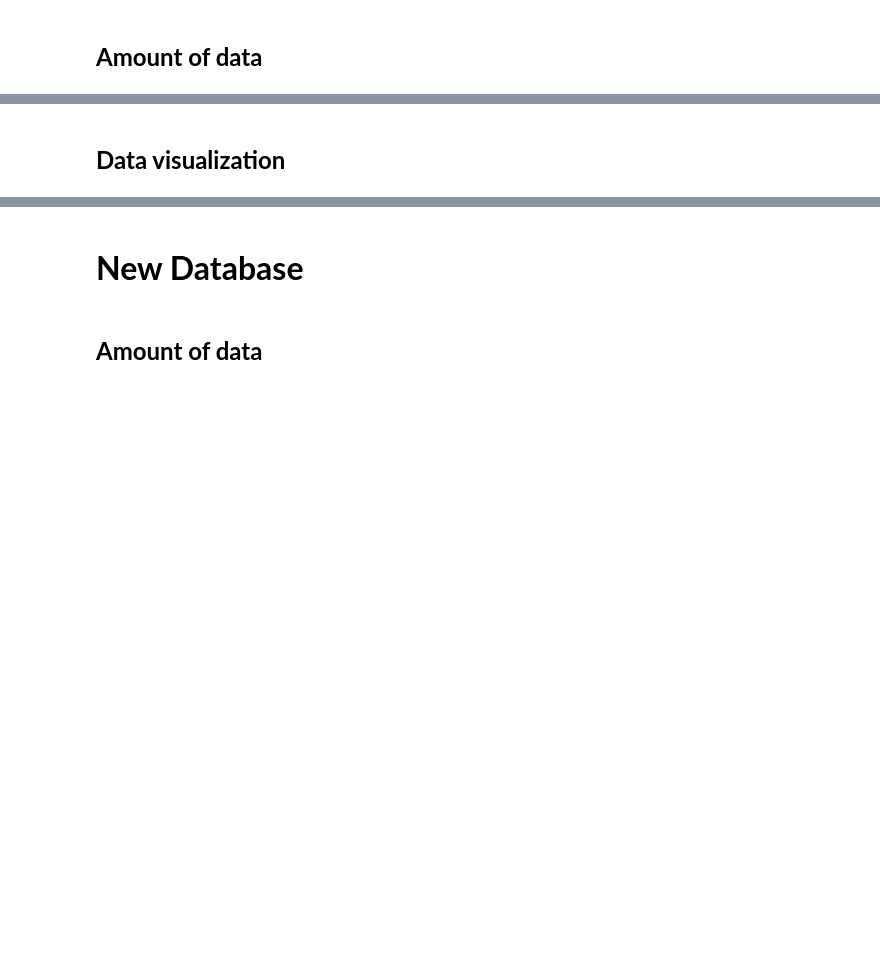
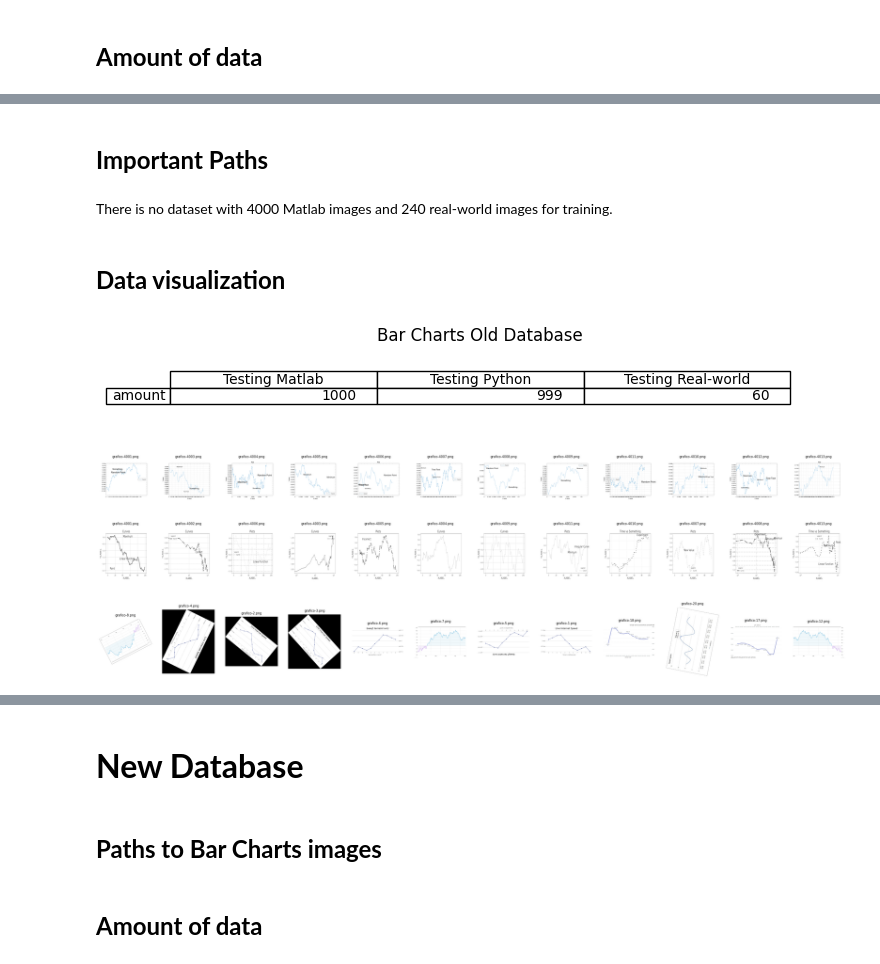
Before and after one commit to nucontreras/artificial-intelligence-scripts, a Jupyter notebook: FSCN/data_analysis.ipynb, the cells around one changed output, grey strips where cells are left out. Drawn from its saved outputs; the diff is of its cells as text; code cells hidden in the pictures; blank space fills up the shorter version.

```diff
--- a/FSCN/data_analysis.ipynb
+++ b/FSCN/data_analysis.ipynb
@@ -261,8 +245,51 @@ The path Codigos y BD anteriores/Lineas/test_procesado/real_new/out
+# %% [markdown]
+## <b><FONT size="5" color='MidnightBlue '>Important Paths </FONT>
+# %%
+# 1000 Matlab testing
+path_line_matlab_test_graficosfull_old_db = 'Codigos y BD anteriores/Lineas/test_procesado/matlab/test/graficos-full'
+
+# 999 Python images testing
+path_line_python_test_graficosfull_old_db = 'Codigos y BD anteriores/Lineas/test_procesado/python/test/graficos-full'
+
+# 544 Real-world images testing
+path_line_realnew_test_graficosfull_old_db = 'Codigos y BD anteriores/Lineas/test_procesado/real_new/test/graficos-full'
+# %% [markdown]
+There is no dataset with 4000 Matlab images and 240 real-world images for training.
 # %% [markdown]
 ## <b><FONT size="5" color='MidnightBlue '>Data visualization </FONT>
+# %%
+my_frame = pd.DataFrame(data={'Testing Matlab':[amount_images(path_line_matlab_test_graficosfull_old_db)],
+                              'Testing Python':[amount_images(path_line_python_test_graficosfull_old_db)],
+                              'Testing Real-world':[amount_images(path_line_realnew_test_graficosfull_old_db)]},
+                        index=['amount'])
+title = "Bar Charts Old Database"
+#my_frame Display pandas table
+plot_table(my_frame, title= title)
+# %% [output]
+[figure, added]
+# %%
+# 1000 Matlab testing
+
+show_images_horizontally(path_line_matlab_test_graficosfull_old_db, 12)
+# %% [output]
+[figure, added]
+# %%
+# 1000 Python images testing
+
+show_images_horizontally(path_line_python_test_graficosfull_old_db, 12)
+# %% [output]
+[figure, added]
+# %%
+# 544 Real-world images testing
+
+show_images_horizontally(path_line_realnew_test_graficosfull_old_db, 12)
+# %% [output]
+[figure, added]
 # %% [markdown]
 <b></b>
 # %% [markdown]
 # <b><FONT size="6" color='MidnightBlue '>New Database </FONT>
+# %% [markdown]
+## <b><FONT size="5" color='MidnightBlue '>Paths to Bar Charts images</FONT>
 # %% [markdown]
 ## <b><FONT size="5" color='MidnightBlue '>Amount of data </FONT>
```
Also changed, not shown: parts of 29 cells of this notebook.
